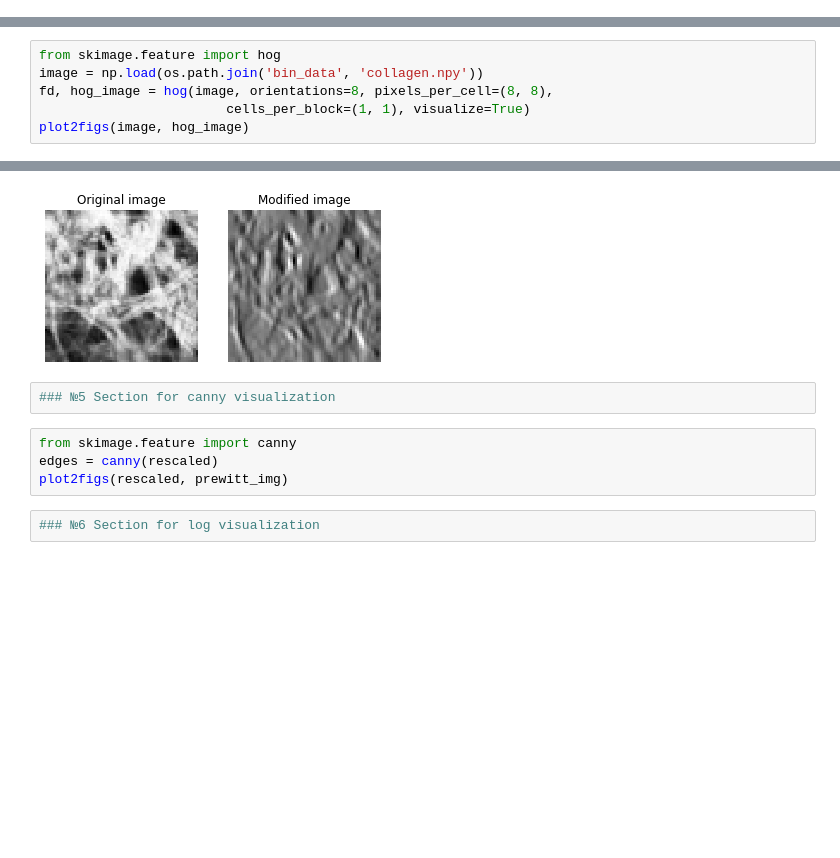
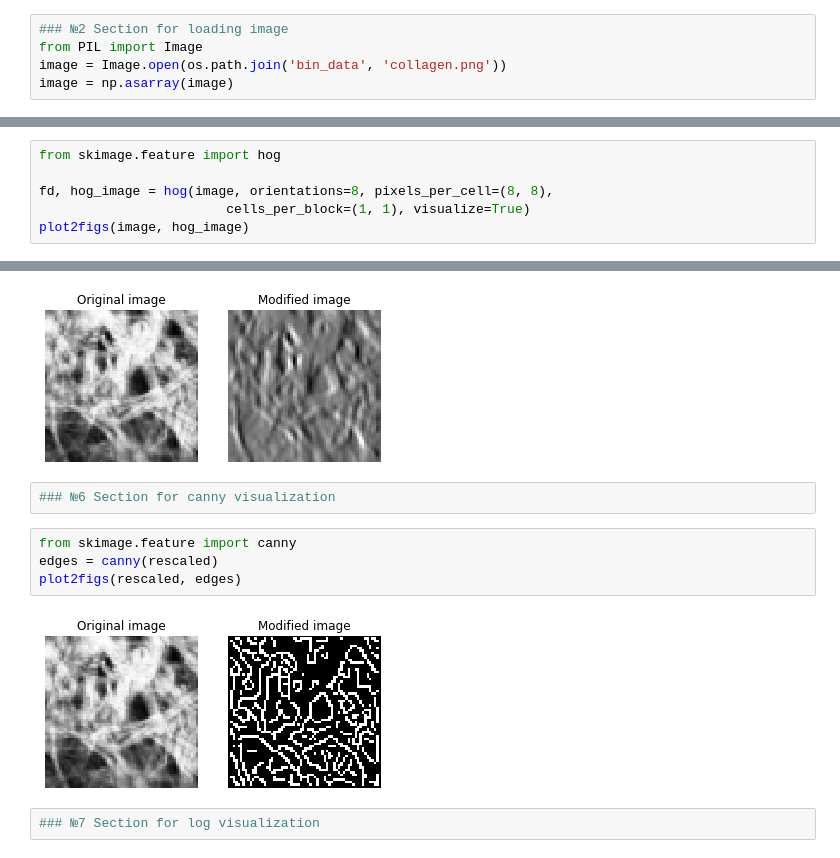
Before and after one commit to biophotonics-lab-tsu/monograph, a Jupyter notebook: image_processing_notebook.ipynb, the cells around one changed output, grey strips where cells are left out. Drawn from its saved outputs; the diff is of its cells as text; blank space fills up the shorter version.

```diff
--- a/image_processing_notebook.ipynb
+++ b/image_processing_notebook.ipynb
@@ -15,4 +16,9 @@ def plot2figs(image1, image2):
     plt.imshow(image2, cmap=plt.cm.gray)
     plt.title('Modified image')
     plt.show()
+# %%
+### №2 Section for loading image
+from PIL import Image
+image = Image.open(os.path.join('bin_data', 'collagen.png'))
+image = np.asarray(image)
 # %%
@@ -20,6 +26,6 @@ def plot2figs(image1, image2):
 # %%
 from skimage.feature import hog
-image = np.load(os.path.join('bin_data', 'collagen.npy'))
+
 fd, hog_image = hog(image, orientations=8, pixels_per_cell=(8, 8),
                         cells_per_block=(1, 1), visualize=True)
 plot2figs(image, hog_image)
@@ -44,13 +50,15 @@ plot2figs(rescaled, prewitt_img)
 # %% [output]
 [figure]
 # %%
-### №5 Section for canny visualization
+### №6 Section for canny visualization
 # %%
 from skimage.feature import canny
 edges = canny(rescaled)
-plot2figs(rescaled, prewitt_img)
+plot2figs(rescaled, edges)
+# %% [output]
+[figure, added]
 # %%
-### №6 Section for log visualization
+### №7 Section for log visualization
 # %%
 from scipy.ndimage import gaussian_laplace as log
 log_image = log(rescaled, .1)
```
Also changed, not shown: parts of 13 cells of this notebook, 2 other files.
